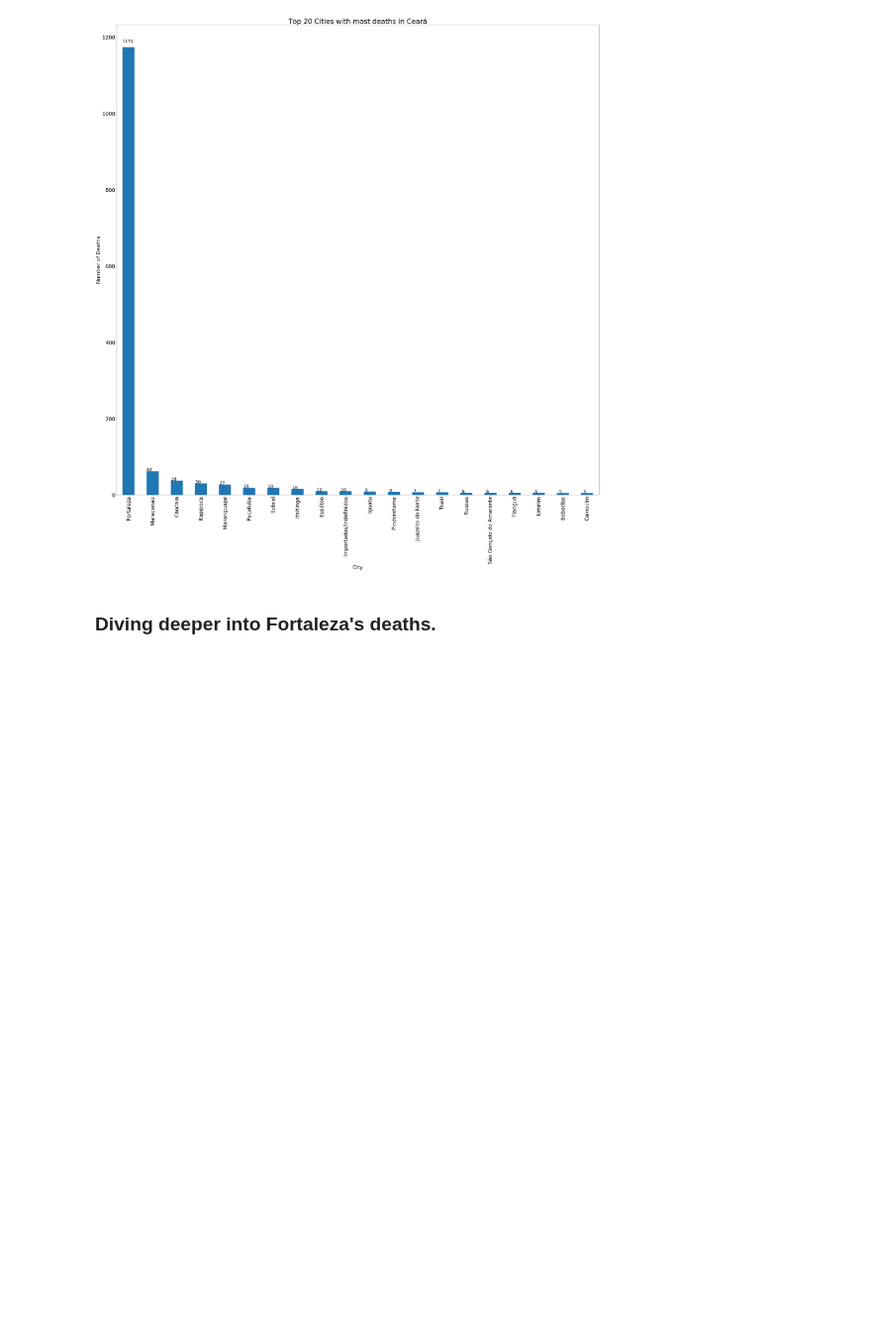
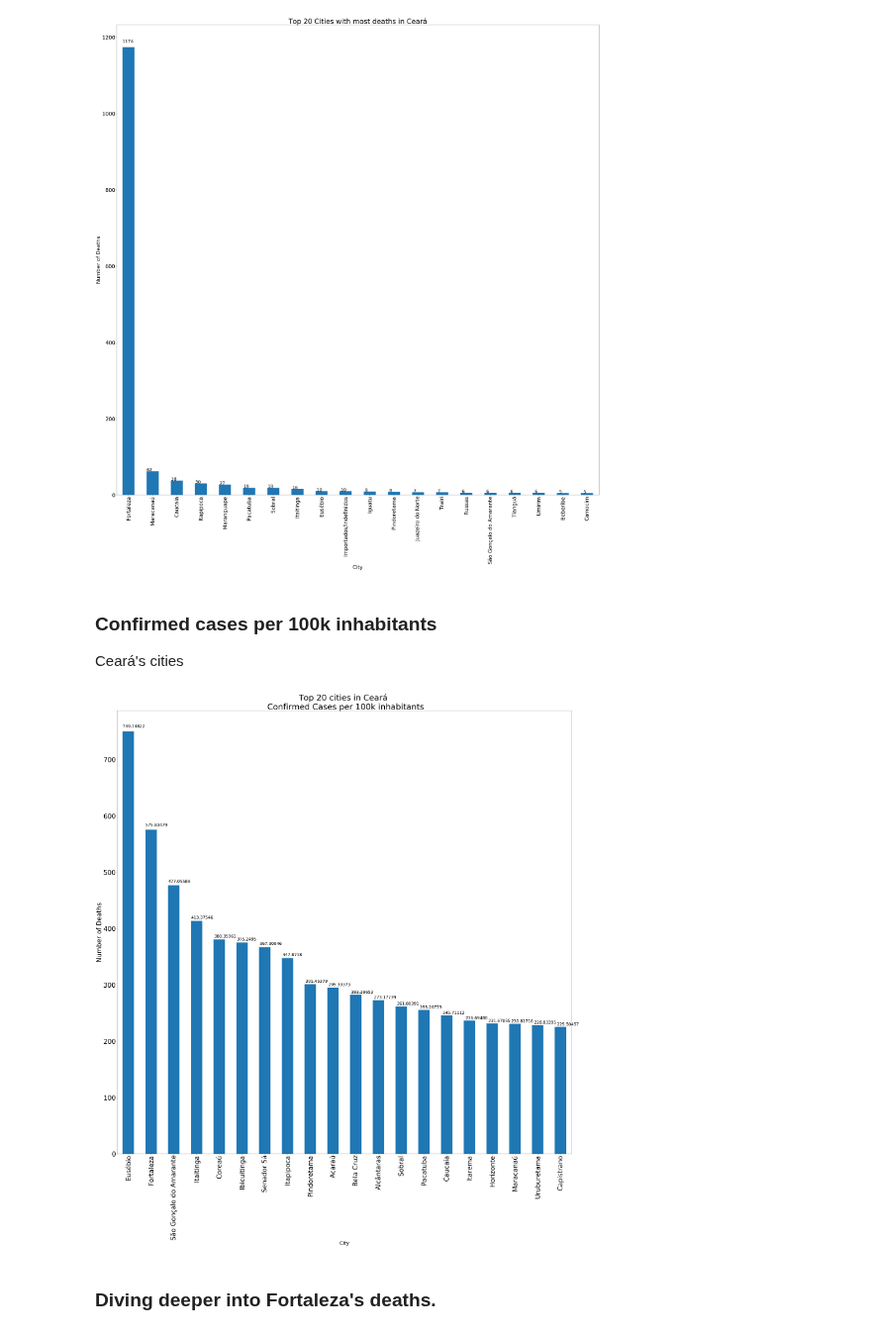
Before and after one commit to romulofff/covid19, a Jupyter notebook: covid19-analysis.ipynb, the cells around one changed output. Shown at 99% size. Saved outputs shown, nothing was run; the diff lists cells and outputs as text; code cells hidden in the pictures; blank space fills up the shorter version.

Commit message:
Confirmed Cases per 100k

```diff
--- a/covid19-analysis.ipynb
+++ b/covid19-analysis.ipynb
@@ -66,6 +66,34 @@ for p in ax.patches:
 plt.show()
 # %% [output]
 [figure]
+# %% [markdown]
+### Confirmed cases per 100k inhabitants
+Ceará's cities
+# %%
+ceara = data.loc[data['state'] == 'CE'] # Pick only ceara
+ceara.sort_values('confirmed_per_100k_inhabitants').reset_index(drop=True)
+
+confirmed_ceara = ceara.groupby('city')['confirmed_per_100k_inhabitants'].max()
+confirmed_ceara['Fortaleza']
+
+most_cases = confirmed_ceara.nlargest(20)
+most_cases
+
+ax = most_cases.plot('bar')
+
+plt.xticks(size=40)
+plt.yticks(size=40)
+plt.title("Top 20 cities in Ceará \n Confirmed Cases per 100k inhabitants", size=50)
+plt.xlabel("City", size=30)
+plt.ylabel("Number of Deaths", size=40)
+
+for p in ax.patches:
+    ax.annotate(str(p.get_height()), (p.get_x() * 1.005, p.get_height() * 1.01), size=25)
+
+plt.savefig("figures/confirmed-cases-ceara-per-100k.png", dpi=200)
+plt.show()
+# %% [output]
+[figure, added]
 # %% [markdown]
 ### Diving deeper into Fortaleza's deaths.
 # %%
```
Also changed, not shown: 2 other files.
